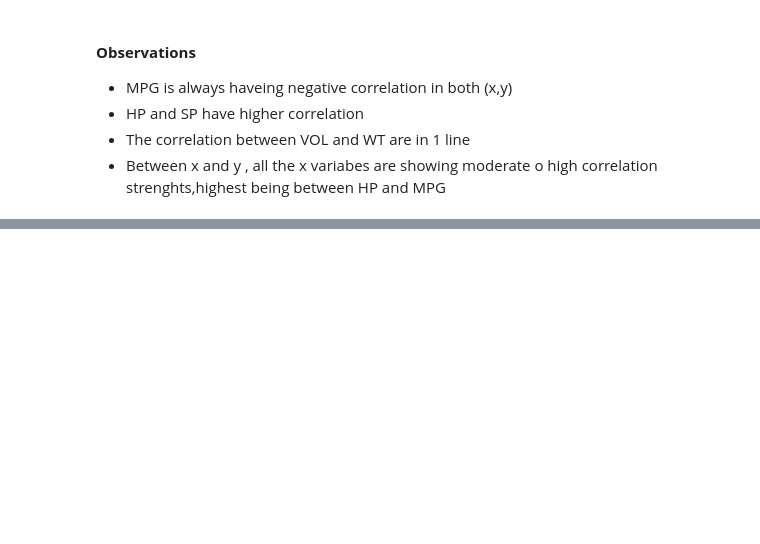
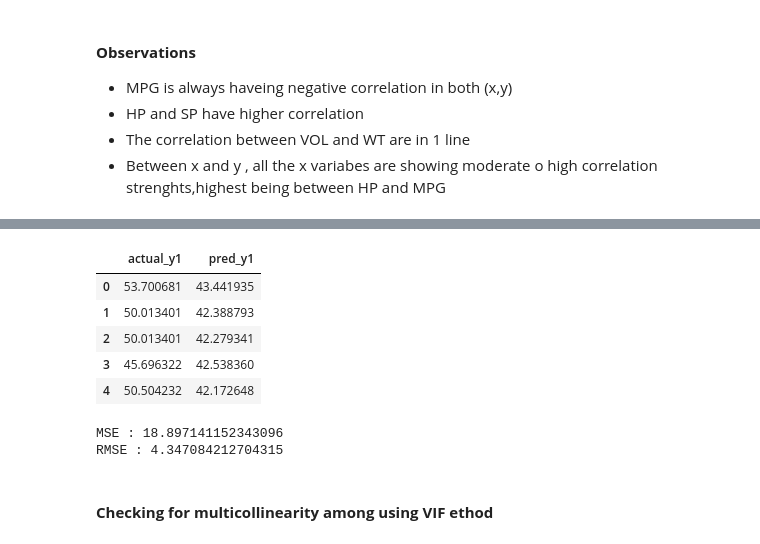
Before and after one commit to praveenreddy1833/AIML_Assignment_033, a Jupyter notebook: multi_linear.ipynb, the cells around one changed output, grey strips where cells are left out. Drawn from its saved outputs; the diff is of its cells as text; code cells hidden in the pictures; blank space fills up the shorter version.

```diff
--- a/multi_linear.ipynb
+++ b/multi_linear.ipynb
@@ -153,0 +157,4 @@ strong multicollinearity or other numerical problems.
+# %%
+df1 = pd.DataFrame()
+df1["actual_y1"] = cars["MPG"]
+df1.head()
@@ -153,0 +168,21 @@ strong multicollinearity or other numerical problems.
+# %%
+pred_y1 = model1.predict(cars.iloc[:,0:4])
+df1["pred_y1"] = pred_y1
+df1.head()
+# %% [output]
+|  | actual_y1 | pred_y1 |
+| 0 | 53.700681 | 43.441935 |
+| 1 | 50.013401 | 42.388793 |
+| 2 | 50.013401 | 42.279341 |
+| 3 | 45.696322 | 42.538360 |
+| 4 | 50.504232 | 42.172648 |
+# %%
+from sklearn.metrics import mean_squared_error
+mse = mean_squared_error(df1["actual_y1"],df1["pred_y1"])
+print("MSE :",mse )
+print("RMSE :",np.sqrt(mse))
+# %% [output]
+MSE : 18.897141152343096
+RMSE : 4.347084212704315
+# %% [markdown]
+#### **Checking for multicollinearity among using VIF ethod**
```
Also changed, not shown: parts of 6 cells of this notebook.
